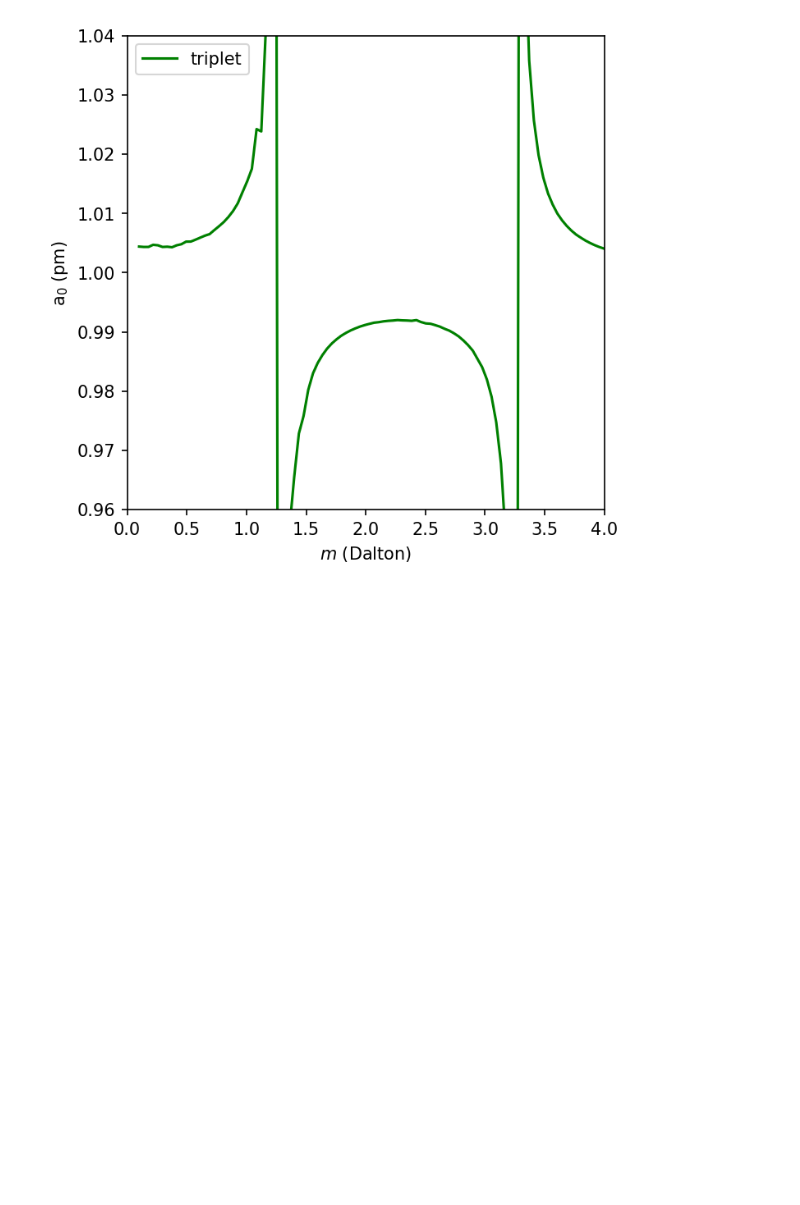
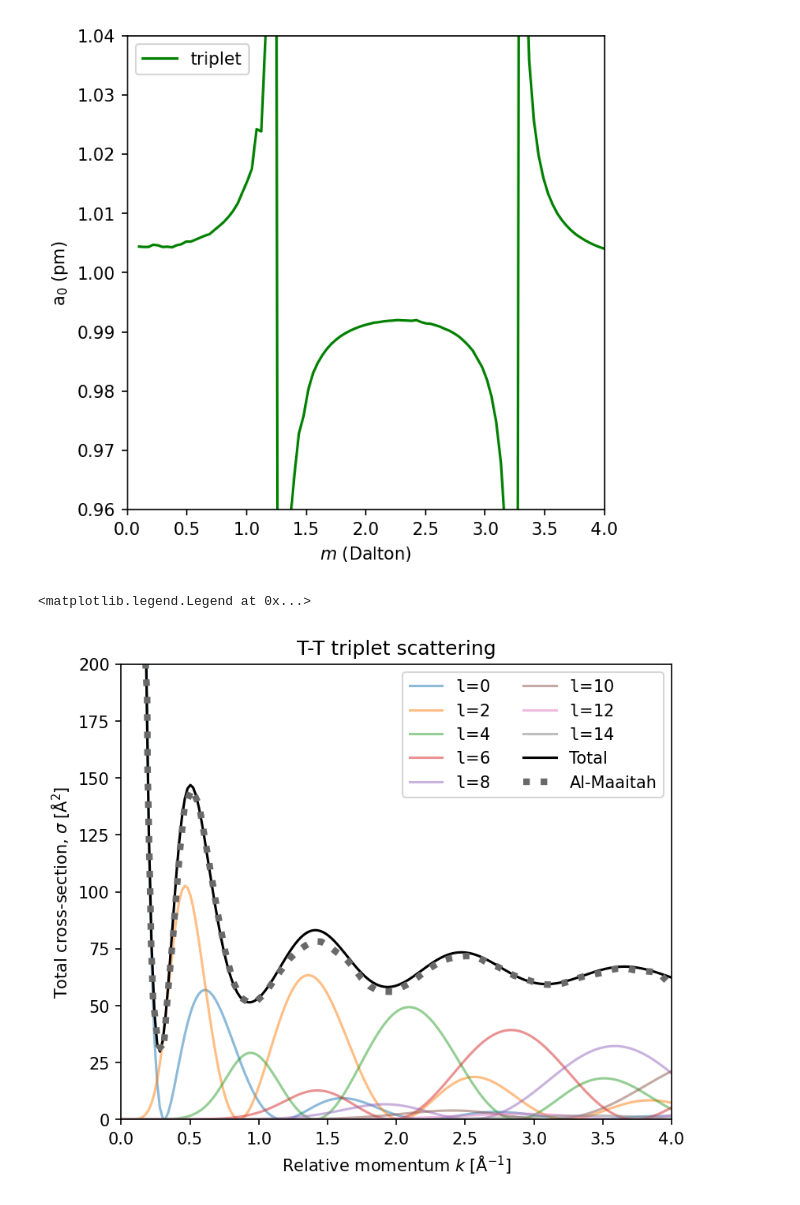
Before and after one commit to UTA-NURES/AtomicHScattering, a Jupyter notebook: examples/Elastic Cross Section.ipynb, the cells around one changed output. Saved outputs shown, nothing was run; the diff lists cells and outputs as text; code cells hidden in the pictures; blank space fills up the shorter version.

```diff
--- a/examples/Elastic Cross Section.ipynb
+++ b/examples/Elastic Cross Section.ipynb
@@ -114,0 +131,42 @@ plt.ylim(0.96,1.04)
+# %%
+#Calculate higher partial wave elastic cross sections
+k_A  = np.linspace(1e-4, 4*constants.hcInEVAngstrom, 200)
+k_eV = k_A / constants.hcInEVAngstrom
+
+r0       = 1e-9
+intlimit = 100 * constants.BohrInAng/constants.hcInEVAngstrom
+rhos = np.linspace(r0, intlimit, 100)
+
+muH=constants.HydrogenConstants.mu
+muT=constants.TritiumConstants.mu
+
+even_ls = np.arange(0, 16, 2)
+
+sigma_T_by_l = {}
+sigma_T_total = np.zeros_like(k_A)   # activate if you want Σ_l
+
+for l in even_ls:
+    sigma_T_partial = np.array([
+        elastic.GetCrossSection(rhos, k, l, muT,
+                                potentials.Silvera_Triplet, 'Radau')
+        for k in k_A
+    ])
+    sigma_T_by_l[l] = sigma_T_partial
+    sigma_T_total   += sigma_T_by_l[l]
+# %%
+
+
+plt.figure(figsize=(6,5), dpi=150)
+for l in sigma_T_by_l.keys():
+    plt.plot(k_eV, np.array(sigma_T_by_l[l])* constants.hcInEVAngstrom**2,alpha=0.5,label=r'$\mathtt{l}$='+str(l))
+plt.plot(k_eV, np.array(sigma_T_total) * constants.hcInEVAngstrom**2, label="Total",color='black')
+plt.plot(k[0:-5],XS_smooth[0:-5], ':',label="Al-Maaitah",color='dimgrey',linewidth=4)
+plt.xlabel(r'Relative momentum $k\;[\mathrm{\AA}^{-1}]$')
+plt.ylabel(r'Total cross-section, $\sigma\;[\mathrm{\AA}^{2}]$')
+plt.xlim(0, 4)
+plt.ylim(0, 200)
+plt.title("T-T triplet scattering")
+plt.legend(ncol=2)
+# %% [output]
+<matplotlib.legend.Legend at 0x...>
+[figure, added]
```
Also changed, not shown: parts of 2 cells of this notebook, 7 other files.
